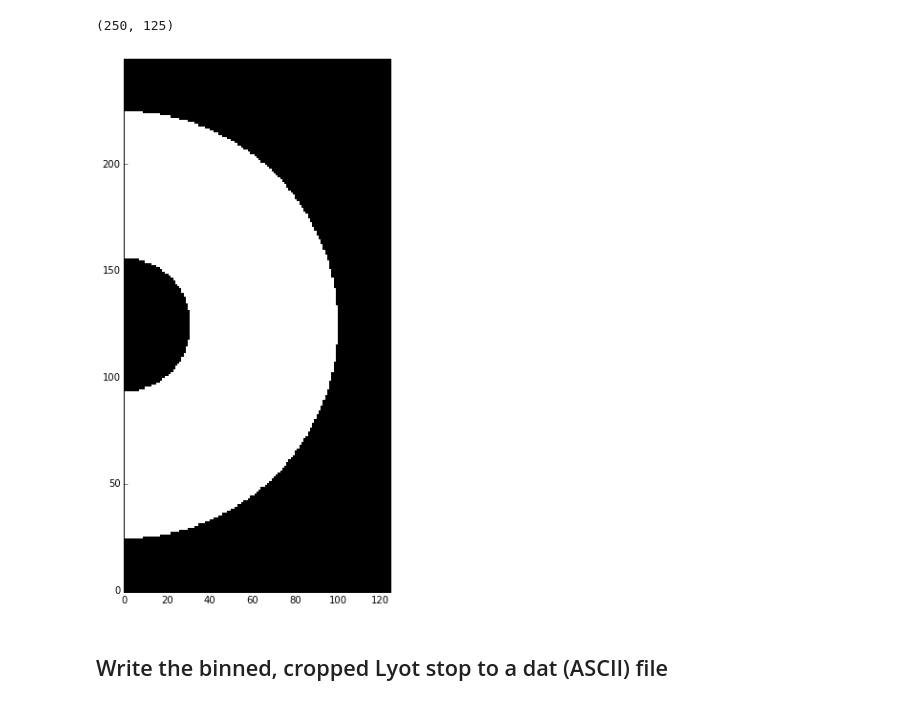
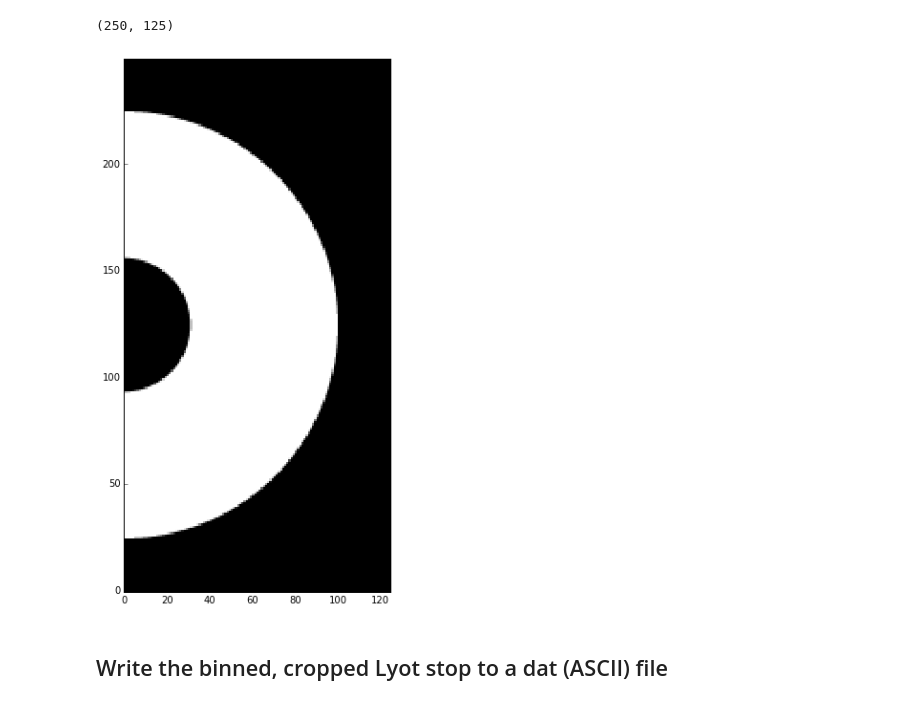
Before and after one commit to neilzim/SCDA, a Jupyter notebook: make_Lyotstop_obs0.ipynb, the cells around one changed output. Drawn from its saved outputs; the diff is of its cells as text; code cells hidden in the pictures.

Commit message:
revised Lyot stop obs0 script to make half-plane arrays

```diff
--- a/make_Lyotstop_obs0.ipynb
+++ b/make_Lyotstop_obs0.ipynb
@@ -68,25 +68,26 @@ Lyot_stop.shape
 # %%
 L_bin = Lyot_stop_binned.shape[0]
 if symm is 'half':
-    Lyot_stop_binned_half = Lyot_stop_binned[L_bin/2-N:L_bin/2+N,L_bin/2:L_bin/2+N]
-    Lyot_stop_binned_half_binary = np.round(Lyot_stop_binned_half).astype(int)
-    print Lyot_stop_binned_half.shape
+    Lyot_stop_binned_crop = Lyot_stop_binned[L_bin/2-N:L_bin/2+N,L_bin/2:L_bin/2+N]
+    Lyot_stop_binned_crop_binary = np.round(Lyot_stop_binned_half).astype(int)
+    print Lyot_stop_binned_crop.shape
 else:
-    Lyot_stop_binned_quad = Lyot_stop_binned[L_bin/2:L_bin/2+N,L_bin/2:L_bin/2+N]
-    Lyot_stop_binned_quad_binary = np.round(Lyot_stop_binned_quad).astype(int)
-    print Lyot_stop_binned_quad.shape
+    Lyot_stop_binned_crop = Lyot_stop_binned[L_bin/2:L_bin/2+N,L_bin/2:L_bin/2+N]
+    Lyot_stop_binned_crop_binary = np.round(Lyot_stop_binned_quad).astype(int)
+    print Lyot_stop_binned_crop.shape
 # %% [output]
 (250, 125)
 # %%
 if symm is 'half':
     plt.figure(figsize=(20,10))
-    plt.imshow(Lyot_stop_binned_half_binary)
+    #plt.imshow(Lyot_stop_binned_crop_binary)
+    plt.imshow(Lyot_stop_binned_crop)
 else:
     plt.figure(figsize=(10,10))
-    plt.imshow(Lyot_stop_binned_quad_binary)
-    #plt.imshow(np.floor(Lyot_stop_binned_quad))
+    plt.imshow(Lyot_stop_binned_crop_binary)
+    #plt.imshow(np.floor(Lyot_stop_binned_crop))
 # %% [output]
-[figure, old version]
+[figure, new version]
 # %% [markdown]
 ## Write the binned, cropped Lyot stop to a dat (ASCII) file
 # %%
```
Also changed, not shown: parts of 2 cells of this notebook.
